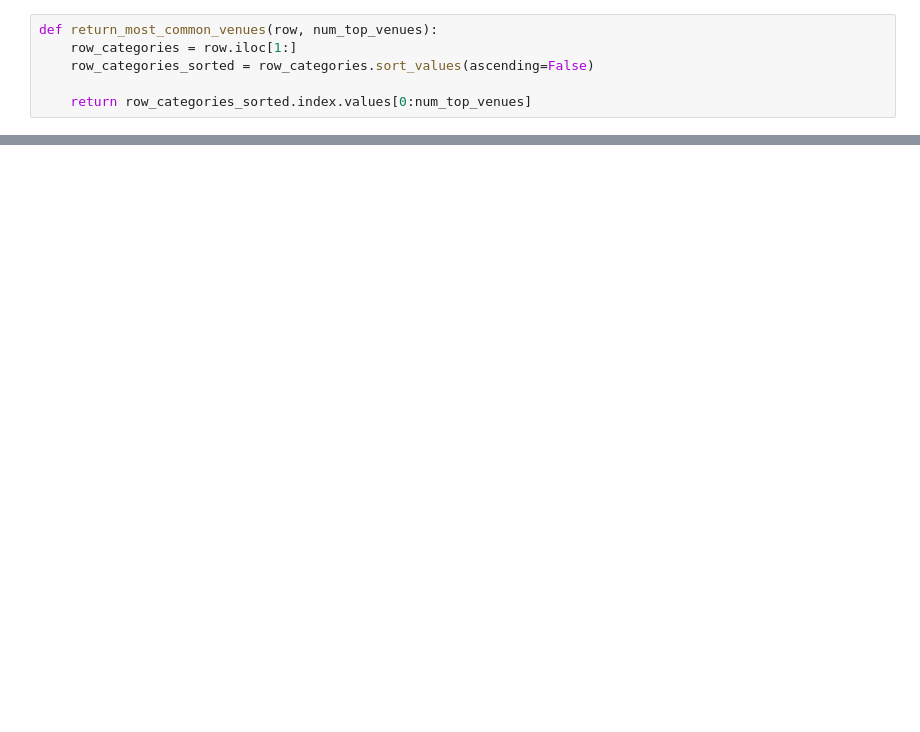
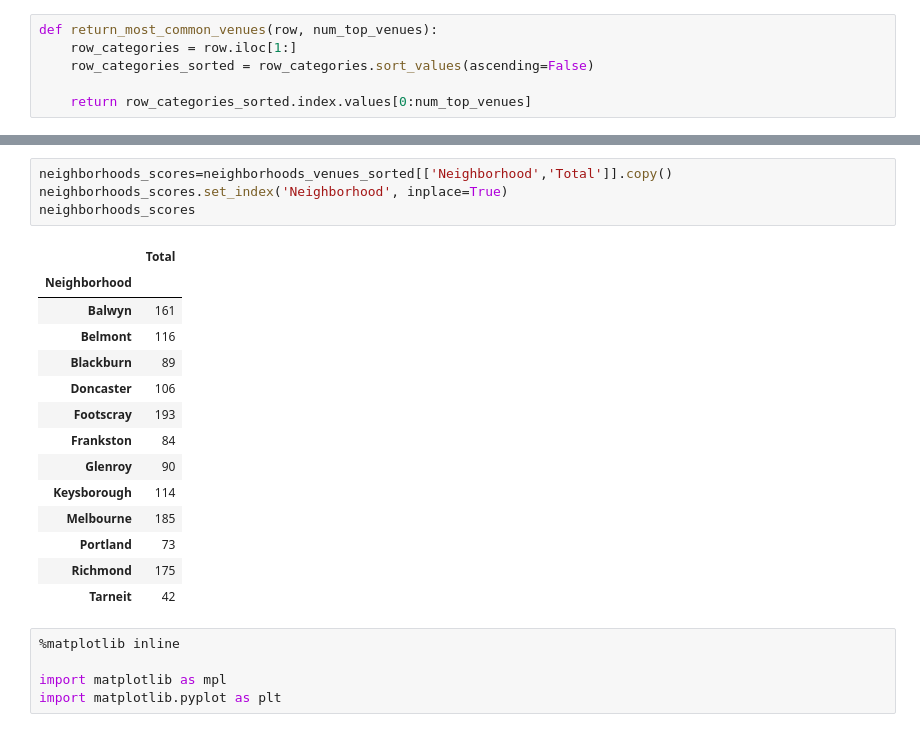
Before and after one commit to nikki-wong/coursera-capstone-project, a Jupyter notebook: Final Capstone Project 2.ipynb, the cells around one changed output, grey strips where cells are left out. Saved outputs shown, nothing was run; the diff lists cells and outputs as text; blank space fills up the shorter version.

```diff
--- a/Final Capstone Project 2.ipynb
+++ b/Final Capstone Project 2.ipynb
@@ -967,0 +1030,24 @@ neighborhoods_venues_sorted
+# %%
+neighborhoods_scores=neighborhoods_venues_sorted[['Neighborhood','Total']].copy()
+neighborhoods_scores.set_index('Neighborhood', inplace=True)
+neighborhoods_scores
+# %% [output]
+|  | Total |
+| Neighborhood |  |
+| Balwyn | 161 |
+| Belmont | 116 |
+| Blackburn | 89 |
+| Doncaster | 106 |
+| Footscray | 193 |
+| Frankston | 84 |
+| Glenroy | 90 |
+| Keysborough | 114 |
+| Melbourne | 185 |
+| Portland | 73 |
+| Richmond | 175 |
+| Tarneit | 42 |
+# %%
+%matplotlib inline
+
+import matplotlib as mpl
+import matplotlib.pyplot as plt
```
Also changed, not shown: parts of 12 cells of this notebook.
